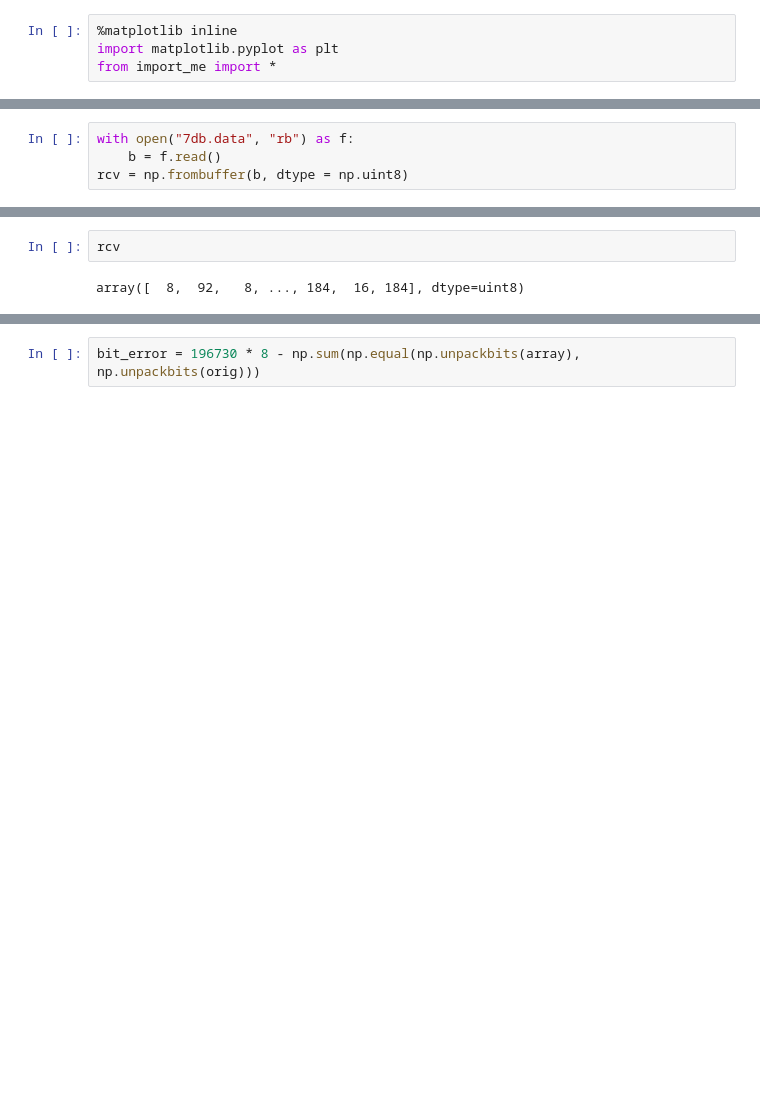
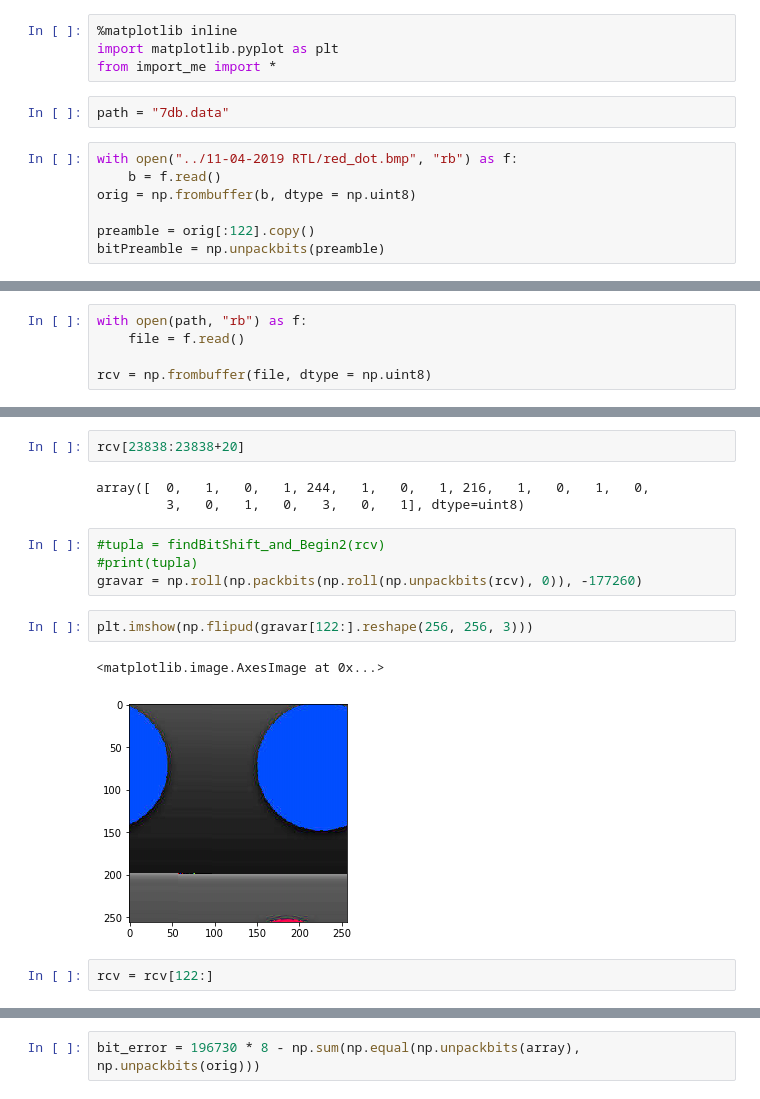
Before and after one commit to rafaelmcam/gr-ITpp, a Jupyter notebook: examples/BPSK Ladams/25-04-2019/25-04.ipynb, the cells around one changed output, grey strips where cells are left out. Drawn from its saved outputs; the diff is of its cells as text; blank space fills up the shorter version.

```diff
--- a/examples/BPSK Ladams/25-04-2019/25-04.ipynb
+++ b/examples/BPSK Ladams/25-04-2019/25-04.ipynb
@@ -2,3 +2,12 @@
 %matplotlib inline
 import matplotlib.pyplot as plt
 from import_me import *
+# %%
+path = "7db.data"
+# %%
+with open("../11-04-2019 RTL/red_dot.bmp", "rb") as f:
+    b = f.read()
+orig = np.frombuffer(b, dtype = np.uint8)
+
+preamble = orig[:122].copy()
+bitPreamble = np.unpackbits(preamble)
@@ -14,4 +32,5 @@ array([ 66,  77, 122, ...,  72,  72,  72], dtype=uint8)
 # %%
-with open("7db.data", "rb") as f:
-    b = f.read()
-rcv = np.frombuffer(b, dtype = np.uint8)
+with open(path, "rb") as f:
+    file = f.read()
+
+rcv = np.frombuffer(file, dtype = np.uint8)
@@ -18,4 +58,16 @@ rcv = np.frombuffer(b, dtype = np.uint8)
+# %%
+rcv[23838:23838+20]
+# %% [output]
+array([  0,   1,   0,   1, 244,   1,   0,   1, 216,   1,   0,   1,   0,
+         3,   0,   1,   0,   3,   0,   1], dtype=uint8)
+# %%
+#tupla = findBitShift_and_Begin2(rcv)
+#print(tupla)
+gravar = np.roll(np.packbits(np.roll(np.unpackbits(rcv), 0)), -177260)
+# %%
+plt.imshow(np.flipud(gravar[122:].reshape(256, 256, 3)))
+# %% [output]
+<matplotlib.image.AxesImage at 0x...>
+[figure, added]
 # %%
-rcv
+rcv = rcv[122:]
-# %% [output]
-array([  8,  92,   8, ..., 184,  16, 184], dtype=uint8)
```
Also changed, not shown: parts of 10 cells of this notebook, 1 other file.
